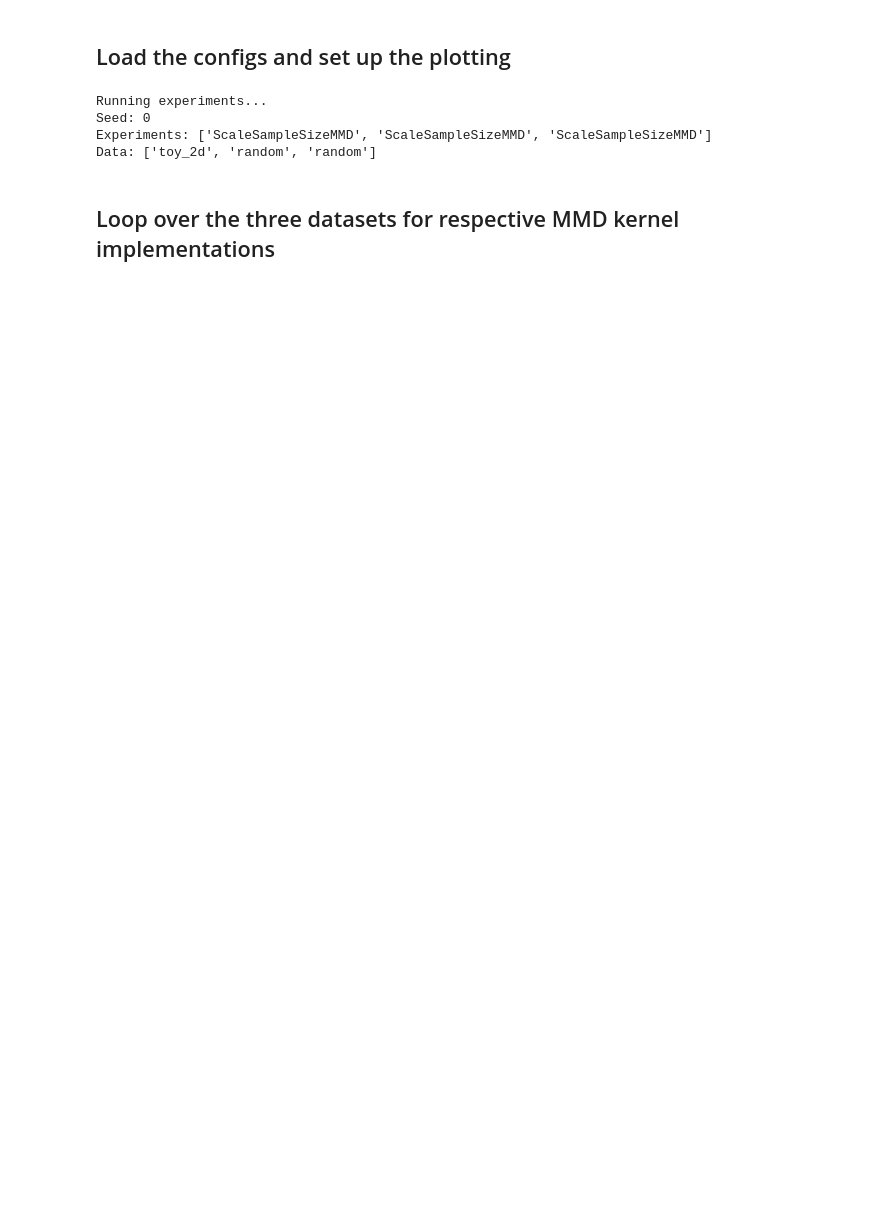
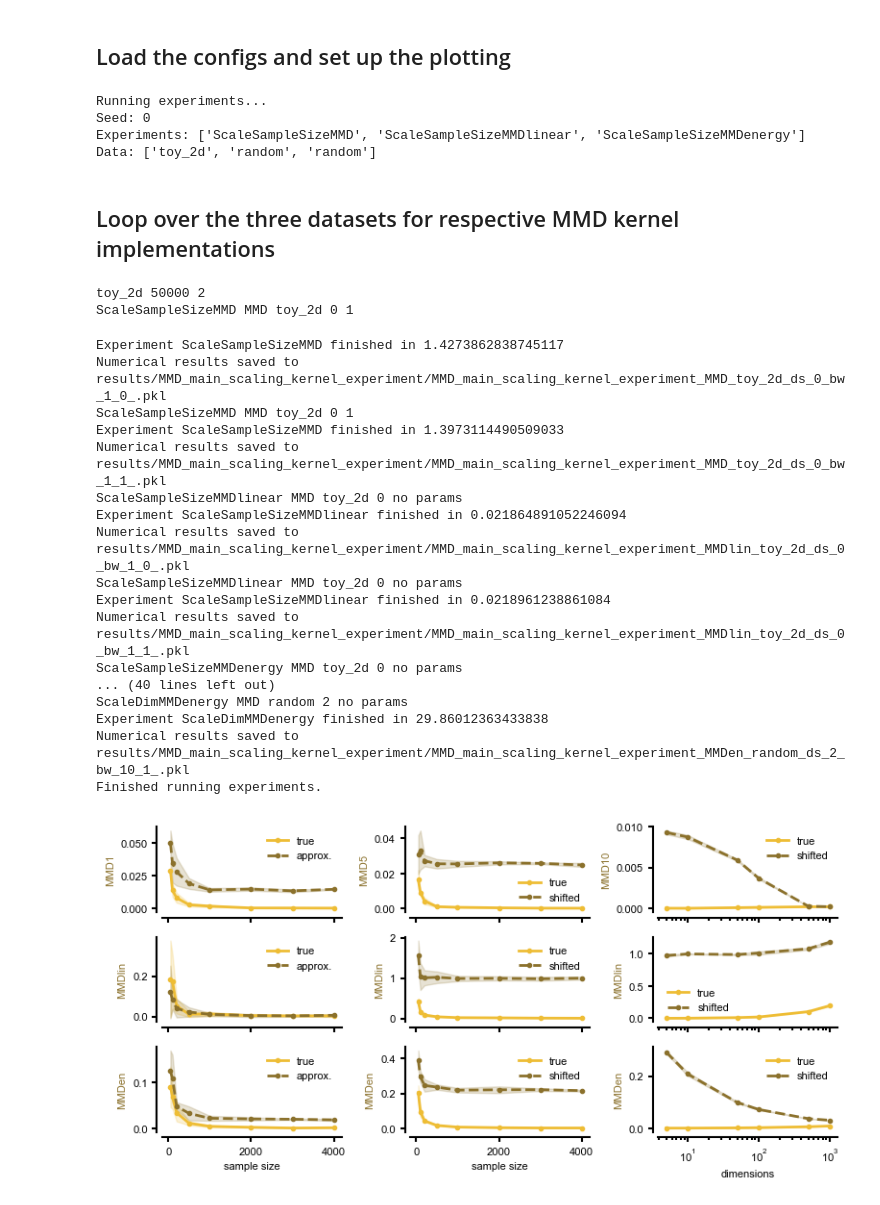
Before and after one commit to mackelab/labproject, a Jupyter notebook: docs/notebooks/mmd/MMD_scaling_experiment_different_kernels.ipynb, the cells around one changed output. Saved outputs shown, nothing was run; the diff lists cells and outputs as text; code cells hidden in the pictures; blank space fills up the shorter version.

Commit message:
Experiments notebook adn conf different kernel comparison

```diff
--- a/docs/notebooks/mmd/MMD_scaling_experiment_different_kernels.ipynb
+++ b/docs/notebooks/mmd/MMD_scaling_experiment_different_kernels.ipynb
@@ -24,7 +26,7 @@ from labproject.utils import get_cfg, get_cfg_from_file, get_log_path, set_seed
 
 print("Running experiments...")
 # load the config file
-cfg = get_cfg_from_file("conf_mmd_main_scaling_experiment")
+cfg = get_cfg_from_file("conf_mmd_main_scaling_experiment_different_kernels")
 cfg.running_user = 'MMD_main_scaling_kernel_experiment'
 seed = cfg.seed
 
@@ -47,13 +49,16 @@ col_map = {'ScaleSampleSizeKL':'kl', 'ScaleSampleSizeSW':'wasserstein',
            'ScaleSampleSizeMMD':'mmd', 'ScaleSampleSizeC2ST':'c2st',
            'ScaleSampleSizeFID':'fid', 'ScaleDimKL':'kl', 'ScaleDimSW':'wasserstein',
            'ScaleDimMMD':'mmd', 'ScaleDimC2ST':'c2st', 'ScaleGammaMMD':'mmd',
-           'ScaleDimFID':'fid',}
+           'ScaleDimFID':'fid','ScaleDimMMDlinear':'mmd',  'ScaleDimMMDenergy':'mmd',
+           'ScaleSampleSizeMMDlinear':'mmd',  'ScaleSampleSizeMMDenergy':'mmd',}
 
 mapping = {'ScaleSampleSizeKL':'KL', 'ScaleSampleSizeSW':'SW',
            'ScaleSampleSizeMMD':'MMD', 'ScaleSampleSizeC2ST':'C2ST',
            'ScaleSampleSizeFID':'FD', 'ScaleDimKL':'KL', 'ScaleDimSW':'SW',
            'ScaleDimMMD':'MMD', 'ScaleDimC2ST':'C2ST',
-           'ScaleDimFID':'FD', 'ScaleGammaMMD':'MMD'}
+           'ScaleDimFID':'FD', 'ScaleGammaMMD':'MMD',
+            'ScaleSampleSizeMMDlinear':'MMDlin',  'ScaleSampleSizeMMDenergy':'MMDen',
+            'ScaleDimMMDlinear':'MMDlin',  'ScaleDimMMDenergy':'MMDen'}
 
 # dark and light colors for inter vs. intra comparisons
 col_dark = {}
@@ -79,7 +84,7 @@ label_list[1]['random'] = 'shifted'
 # %% [output]
 Running experiments...
 Seed: 0
-Experiments: ['ScaleSampleSizeMMD', 'ScaleSampleSizeMMD', 'ScaleSampleSizeMMD']
+Experiments: ['ScaleSampleSizeMMD', 'ScaleSampleSizeMMDlinear', 'ScaleSampleSizeMMDenergy']
 Data: ['toy_2d', 'random', 'random']
 # %% [markdown]
 ## Loop over the three datasets for respective MMD kernel implementations
@@ -130,14 +135,14 @@ for dd, ds in enumerate(cfg.data):
                     dataset_gt.shape == data_comp.shape
                 ), f"Dataset shapes do not match: {dataset_gt.shape} vs. {data_comp.shape}"
                 time_start = time.time()
-                if mapping[exp_name] == "MMD":
-                    print(f"MMD {cfg.data[dd]} {dd} {cfg.mmd_bandwidth[dd][e]}")
+                if exp_name == "ScaleSampleSizeMMD":
+                    print(f"{exp_name} MMD {cfg.data[dd]} {dd} {cfg.mmd_bandwidth[dd]}")
                     output = experiment.run_experiment(
                         dataset1=dataset_gt,
                         dataset2=data_comp,
                         sample_sizes=cfg.sample_size,
                         nb_runs=cfg.runs,
-                        bandwidth=cfg.mmd_bandwidth[dd][e],
+                        bandwidth=cfg.mmd_bandwidth[dd],
                     )
                 else:
                     output = experiment.run_experiment(
@@ -146,11 +151,13 @@ for dd, ds in enumerate(cfg.data):
                         sample_sizes=cfg.sample_size,
                         nb_runs=cfg.runs,
                     )
+                    print(f"{exp_name} MMD {cfg.data[dd]} {dd} no params")
+
                 time_end = time.time()
                 print(f"Experiment {exp_name} finished in {time_end - time_start}")
 
                 log_path = get_log_path(
-                    cfg, tag=f"_{mapping[exp_name]}_{cfg.data[dd]}_ds_{dd}_bw_{cfg.mmd_bandwidth[dd][e]}_{dc}", timestamp=False
+                    cfg, tag=f"_{mapping[exp_name]}_{cfg.data[dd]}_ds_{dd}_bw_{cfg.mmd_bandwidth[dd]}_{dc}", timestamp=False
                 )
                 os.makedirs(os.path.dirname(log_path), exist_ok=True)
                 experiment.log_results(output, log_path)
@@ -166,7 +173,7 @@ for dd, ds in enumerate(cfg.data):
                     lw=2,
                     marker="o",
                 )
-                ax.set_ylabel(mapping[exp_name] + str(cfg.mmd_bandwidth[dd][e]))
+                ax.set_ylabel('MMD' + str(cfg.mmd_bandwidth[dd]) if mapping[exp_name] == "MMD" else mapping[exp_name])
                 ax.set_xlabel("")
                 if mapping[exp_name] == "C2ST":
                     ax.set_ylim([0.45, 1])
@@ -183,15 +190,15 @@ for dd, ds in enumerate(cfg.data):
                 ), f"Dataset shapes do not match: {dataset_gt.shape} vs. {data_comp.shape}"
                 time_start = time.time()
                 if exp_name == "ScaleDimMMD":
+                    print(f"{exp_name} MMD {cfg.data[dd]} {dd} {cfg.mmd_bandwidth[dd]}")
                     output = experiment.run_experiment(
                         dataset1=dataset_gt,
                         dataset2=data_comp,
                         dataset_size=cfg.n[dd],
                         dim_sizes=cfg.dim_sizes,
                         nb_runs=cfg.runs_dim,  # deterministic
-                        bandwidth=cfg.mmd_bandwidth[dd][e],
+                        bandwidth=cfg.mmd_bandwidth[dd],
                     )
-                    print(f"MMD {cfg.data[dd]} {dd} {cfg.mmd_bandwidth[dd][e]}")
                 else:
                     output = experiment.run_experiment(
                         dataset1=dataset_gt,
@@ -200,11 +207,13 @@ for dd, ds in enumerate(cfg.data):
                         dim_sizes=cfg.dim_sizes,
                         nb_runs=cfg.runs_dim,
                     )
+                    print(f"{exp_name} MMD {cfg.data[dd]} {dd} no params")
+
                 time_end = time.time()
                 print(f"Experiment {exp_name} finished in {time_end - time_start}")
 
                 log_path = get_log_path(
-                    cfg, tag=f"_{mapping[exp_name]}_{cfg.data[dd]}_ds_{dd}_bw_{cfg.mmd_bandwidth[dd][e]}_{dc}", timestamp=False
+                    cfg, tag=f"_{mapping[exp_name]}_{cfg.data[dd]}_ds_{dd}_bw_{cfg.mmd_bandwidth[dd]}_{dc}", timestamp=False
                 )
                 os.makedirs(os.path.dirname(log_path), exist_ok=True)
                 experiment.log_results(output, log_path)
@@ -212,33 +221,54 @@ for dd, ds in enumerate(cfg.data):
                 experiment.plot_experiment(
                     *output,
                     cfg.data[dd],
                     ax=ax,
                     color=color_list[dc][exp_name],
                     label=label_list[dc][cfg.data[dd]],
                     linestyle="-" if dc == 0 else "--",
                     lw=2,
                     marker="o",
                 )
-                ax.set_ylabel(mapping[exp_name] + str(cfg.mmd_bandwidth[dd][e]))
+                ax.set_ylabel('MMD' + str(cfg.mmd_bandwidth[dd]) if mapping[exp_name] == "MMD" else mapping[exp_name])
                 ax.set_xlabel("")
                 if mapping[exp_name] == "C2ST":
                     ax.set_ylim([0.45, 1])
                     ax.set_yticks([0.5, 1])
 
             ax.legend()
 
 axes[-1, -1].set_xlabel("dimensions")
 axes[-1, 0].set_xlabel("sample size")
 axes[-1, 1].set_xlabel("sample size")
 
 
 os.makedirs("./results/plots", exist_ok=True)
 fig.tight_layout()
 fig.savefig(
-    f"./results/plots/MMD_scaling_{cfg.mmd_bandwidth}_{cfg.n[0]}.png", dpi=300
+    f"./results/plots/MMD_kernels_scaling_{cfg.mmd_bandwidth}_{cfg.n[0]}.png", dpi=300
 )
 fig.savefig(
-    f"./results/plots/MMD_scaling_{cfg.mmd_bandwidth}_{cfg.n[0]}.pdf", dpi=300
+    f"./results/plots/MMD_kernels_scaling_{cfg.mmd_bandwidth}_{cfg.n[0]}.pdf", dpi=300
 )
 
 print("Finished running experiments.")
+# %% [output]
+toy_2d 50000 2
+ScaleSampleSizeMMD MMD toy_2d 0 1
+Experiment ScaleSampleSizeMMD finished in 1.4273862838745117
+Numerical results saved to results/MMD_main_scaling_kernel_experiment/MMD_main_scaling_kernel_experiment_MMD_toy_2d_ds_0_bw_1_0_.pkl
+ScaleSampleSizeMMD MMD toy_2d 0 1
+Experiment ScaleSampleSizeMMD finished in 1.3973114490509033
+Numerical results saved to results/MMD_main_scaling_kernel_experiment/MMD_main_scaling_kernel_experiment_MMD_toy_2d_ds_0_bw_1_1_.pkl
+ScaleSampleSizeMMDlinear MMD toy_2d 0 no params
+Experiment ScaleSampleSizeMMDlinear finished in 0.021864891052246094
+Numerical results saved to results/MMD_main_scaling_kernel_experiment/MMD_main_scaling_kernel_experiment_MMDlin_toy_2d_ds_0_bw_1_0_.pkl
+ScaleSampleSizeMMDlinear MMD toy_2d 0 no params
+Experiment ScaleSampleSizeMMDlinear finished in 0.0218961238861084
+Numerical results saved to results/MMD_main_scaling_kernel_experiment/MMD_main_scaling_kernel_experiment_MMDlin_toy_2d_ds_0_bw_1_1_.pkl
+ScaleSampleSizeMMDenergy MMD toy_2d 0 no params
+... (40 lines left out)
+ScaleDimMMDenergy MMD random 2 no params
+Experiment ScaleDimMMDenergy finished in 29.86012363433838
+Numerical results saved to results/MMD_main_scaling_kernel_experiment/MMD_main_scaling_kernel_experiment_MMDen_random_ds_2_bw_10_1_.pkl
+Finished running experiments.
+[figure, added]
```
Also changed, not shown: parts of 2 cells of this notebook, 1 other file.
